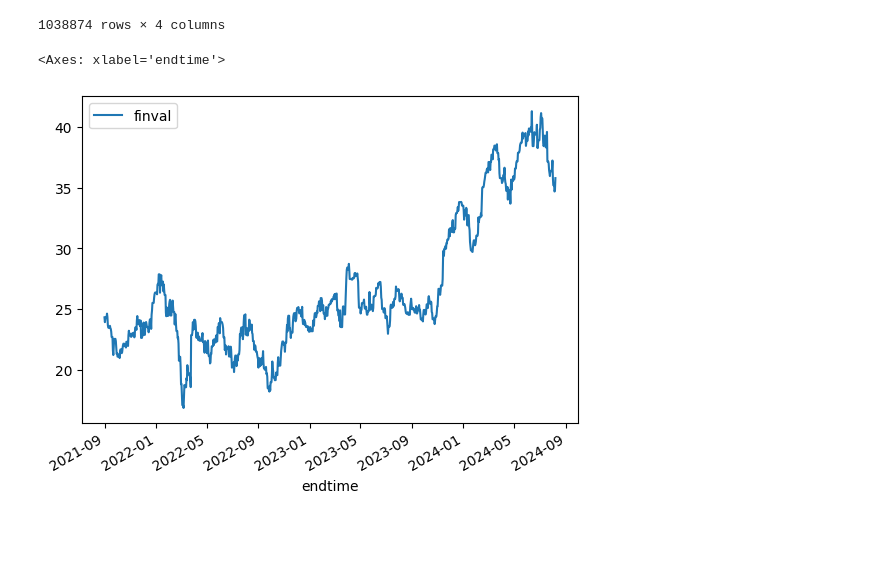
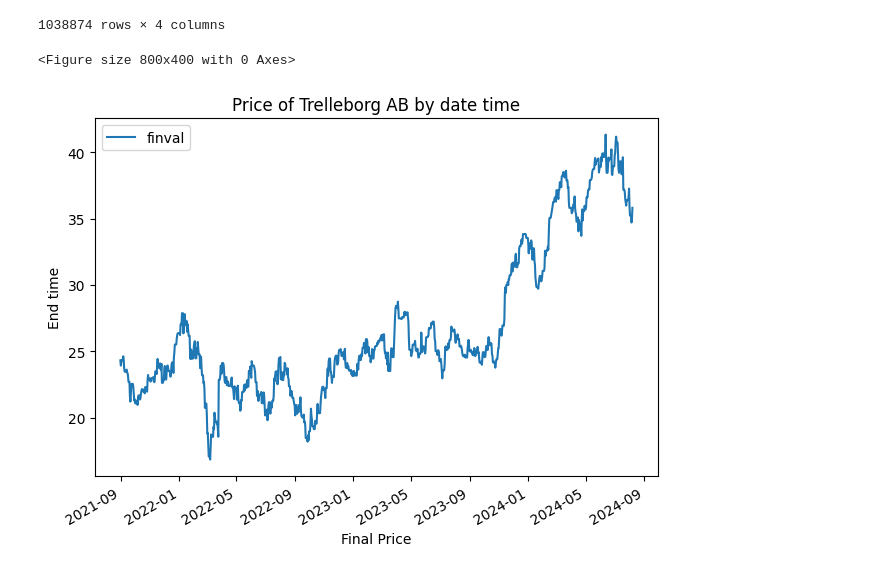
Before and after one commit to Lellalu/II142X_VT2025, a Jupyter notebook: data_analysis.ipynb, the cells around one changed output. Cells and saved outputs as stored; diff of their text form; code cells hidden in the pictures; blank space fills up the shorter version.

```diff
--- a/data_analysis.ipynb
+++ b/data_analysis.ipynb
@@ -137,7 +232,14 @@ closing_price_stocks
 | 310363 | Quartiers Properties AB (publ) | closingPrice | 2021-08-31 | 0.705034 |
 1038874 rows × 4 columns
 # %%
-closing_price_stocks.loc[closing_price_stocks["company_name"] == "Trelleborg AB"][["endtime", "finval"]].plot(x="endtime")
+plt.figure(figsize=(8, 4))
+Trelleborg_AB_price = closing_price_stocks.loc[closing_price_stocks["company_name"] == "Trelleborg AB"][["endtime", "finval"]]
+Trelleborg_AB_price.plot(x="endtime")
+plt.title('Price of Trelleborg AB by date time')
+plt.xlabel('Final Price')
+plt.ylabel('End time')
+plt.tight_layout()
+plt.show()
 # %% [output]
-<Axes: xlabel='endtime'>
+<Figure size 800x400 with 0 Axes>
-[figure, old version]
+[figure, new version]
```
Also changed, not shown: parts of 9 cells of this notebook, 4 other files.
